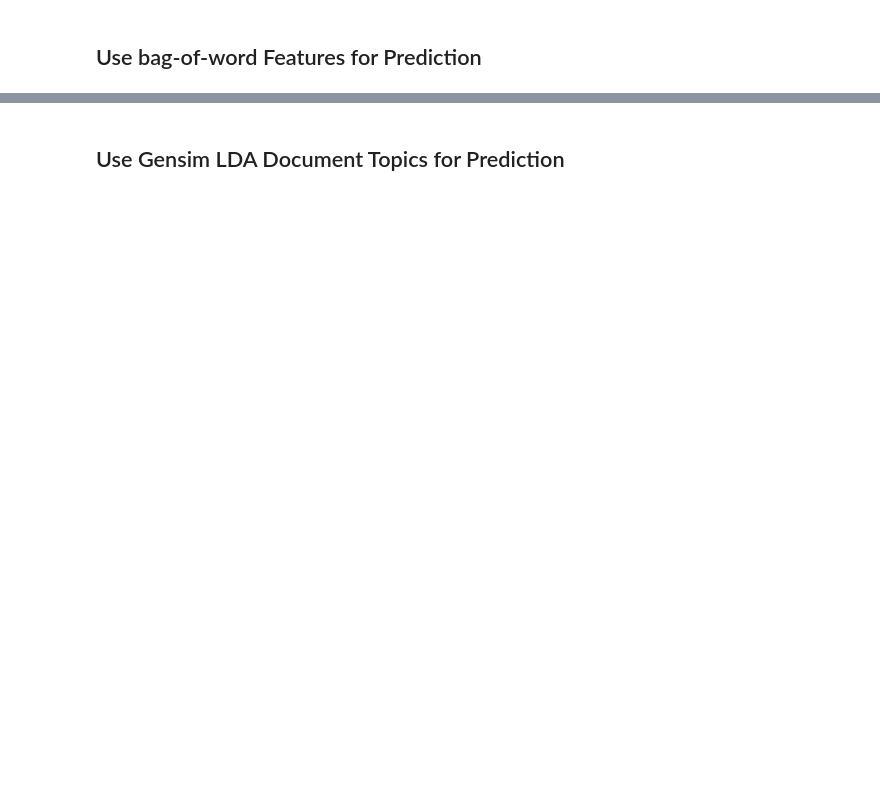
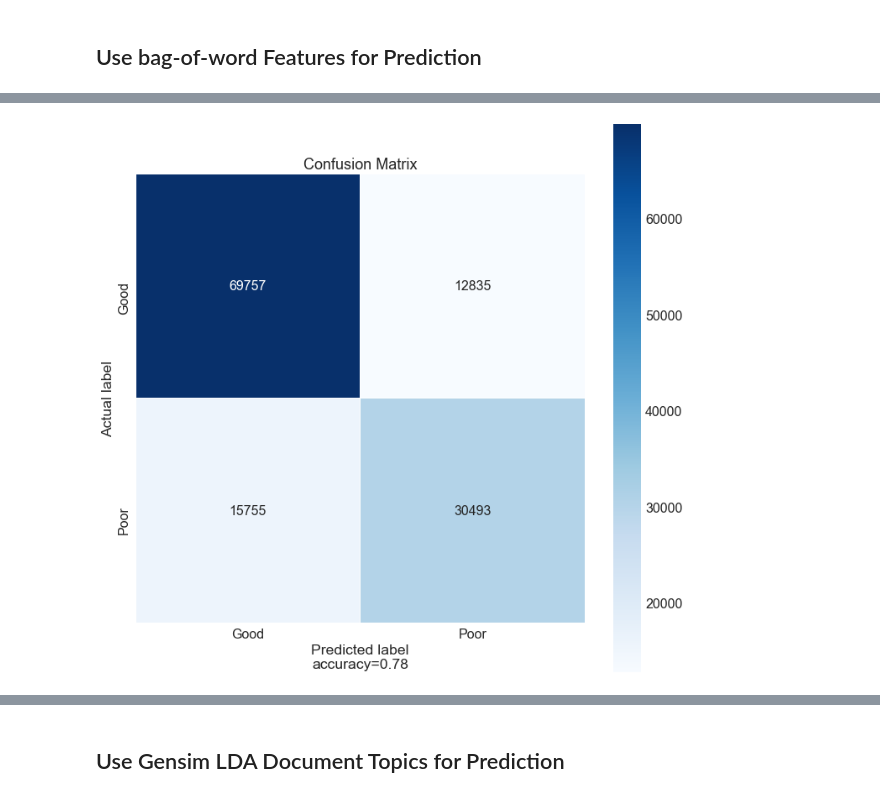
Before and after one commit to phyhouhou/SpringboardProjects, a Jupyter notebook: SecondCapstoneProject/2ndCapstoneProjectFinalReport/SecondCapstoneProject_NLP_ML.ipynb, the cells around one changed output, grey strips where cells are left out. Saved outputs shown, nothing was run; the diff lists cells and outputs as text; code cells hidden in the pictures; blank space fills up the shorter version.

```diff
--- a/SecondCapstoneProject/2ndCapstoneProjectFinalReport/SecondCapstoneProject_NLP_ML.ipynb
+++ b/SecondCapstoneProject/2ndCapstoneProjectFinalReport/SecondCapstoneProject_NLP_ML.ipynb
@@ -1022,0 +1207,5 @@ y_train.shape, y_test.shape
+# %%
+#Split data into training and test set
+X_train, X_test, y_train, y_test = train_test_split(df_txt['Rev_Lemmatized'], y,test_size=0.3,
+    random_state=100)
+y_train.shape, y_test.shape
@@ -1605,0 +1242,17 @@ This step takes time and computing resources.
+# %%
+# Use dummy classifier as the baseline
+from sklearn.dummy import DummyClassifier
+
+df_txt['lab_cat']=y
+X_train, X_test, y_train, y_test = train_test_split(df_txt['Rev_Lemmatized'], df_txt['lab_cat'],test_size=0.3,
+    random_state=100)
+
+
+
+bow_steps_dummy=[('vectorise',CountVectorizer(
+                                        min_df=10,
+                                        stop_words='english',
+                                        token_pattern='[a-zA-Z]{3,}')),
+         ('clf',DummyClassifier(strategy = 'most_frequent'))]
+
+bow_pipe_dummy,bow_training_accuracy_dummy, bow_test_accuracy_dummy, bow_conf_mtrix_dummy, bow_class_report_dummy=run_pipeline(bow_steps_dummy,X_train,y_train,X_test,y_test)
@@ -1605,0 +1277,8 @@ This step takes time and computing resources.
+# %%
+bow_steps_NB=[('vectorise',CountVectorizer(
+                                        min_df=10,
+                                        stop_words='english',
+                                        token_pattern='[a-zA-Z]{3,}')),
+         ('clf',MultinomialNB())]
+
+bow_pipe_NB,bow_training_accuracy_NB, bow_test_accuracy_NB, bow_conf_mtrix_NB, bow_class_report_NB=run_pipeline(bow_steps_NB,X_train,y_train,X_test,y_test)
@@ -1605,0 +1300,16 @@ This step takes time and computing resources.
+# %%
+y_pred=bow_pipe_NB.predict(X_test)
+
+
+plt.figure(figsize=(12,12))
+ax=sns.heatmap(bow_conf_mtrix_NB, annot=True, fmt="d",linewidths=.5, square = True, cmap = 'Blues',annot_kws={'size':16});#fmt=".3f",
+plt.ylabel('Actual label');
+#plt.xlabel('Predicted label\naccuracy={:0.2f}; misclass={:0.2f}'.format(accuracy_score(y_test,  y_pred), 1-accuracy_score(y_test,  y_pred)))
+plt.xlabel('Predicted label\naccuracy={:0.2f}'.format(accuracy_score(y_test,  y_pred)))
+
+
+plt.title('Confusion Matrix', size = 18)
+ax.xaxis.set_ticklabels(['Good','Poor'])
+ax.yaxis.set_ticklabels(['Good','Poor']);
+# %% [output]
+[figure, added]
```
Also changed, not shown: parts of 157 cells of this notebook, 3 other files.
